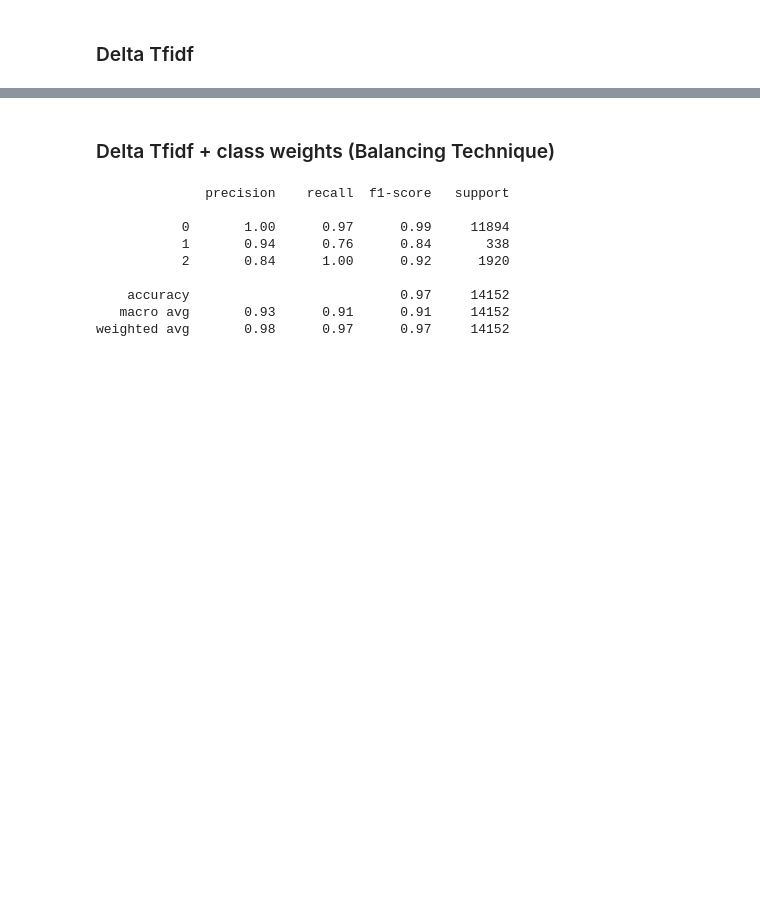
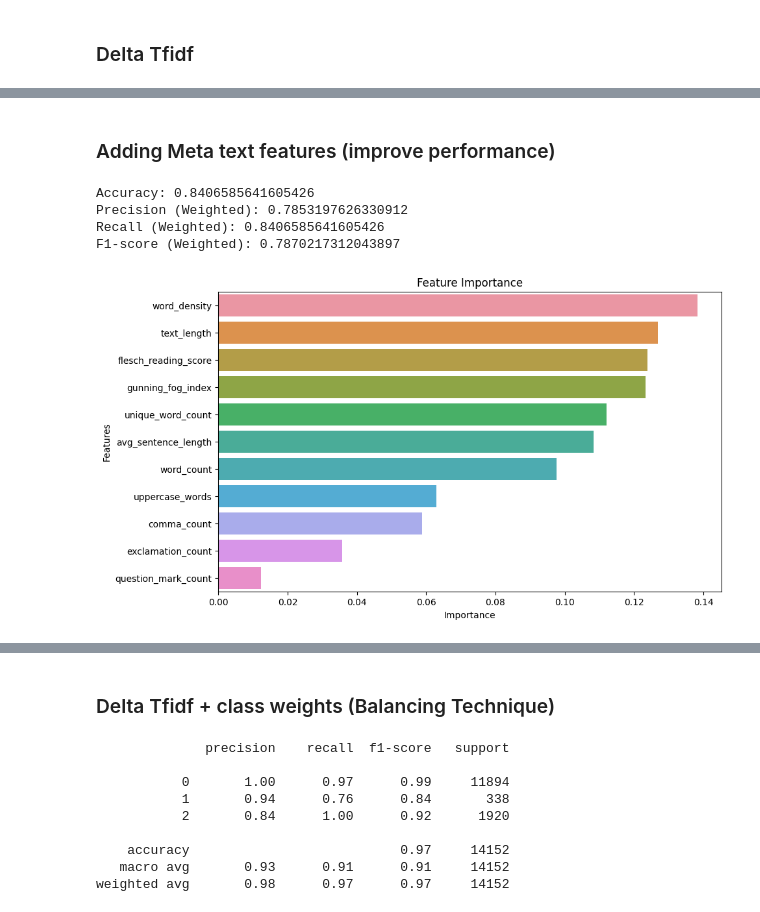
Before and after one commit to gangula-karthik/Altitude-Analytics, a Jupyter notebook: Modelling.ipynb, the cells around one changed output, grey strips where cells are left out. Saved outputs shown, nothing was run; the diff lists cells and outputs as text; code cells hidden in the pictures; blank space fills up the shorter version.

Commit message:
add: finished hyperparam tuning + meta features

```diff
--- a/Modelling.ipynb
+++ b/Modelling.ipynb
@@ -265,3 +292,48 @@ print(classification_report(y_test, y_pred))
     accuracy                           0.96     14152
    macro avg       0.98      0.67      0.71     14152
 weighted avg       0.96      0.96      0.95     14152
+# %% [markdown]
+### Adding Meta text features (improve performance)
+# %%
+X = df[['text_length', 'word_count', 'unique_word_count', 'word_density', 'uppercase_words', 'comma_count', 'exclamation_count', 'question_mark_count', 'avg_sentence_length', 'flesch_reading_score', 'gunning_fog_index']]
+y = df['NPS_category']
+
+# Split the data into training and testing sets
+X_train, X_test, y_train, y_test = train_test_split(X, y, test_size=0.25, random_state=42)
+
+# Train a Random Forest classifier
+rf_classifier = RandomForestClassifier(class_weight='balanced', n_estimators=100, random_state=42)
+rf_classifier.fit(X_train, y_train)
+
+# Evaluate the model's performance
+y_pred = rf_classifier.predict(X_test)
+accuracy = accuracy_score(y_test, y_pred)
+precision = precision_score(y_test, y_pred, average='weighted')
+recall = recall_score(y_test, y_pred, average='weighted')
+f1 = f1_score(y_test, y_pred, average='weighted')
+
+
+print("Accuracy:", accuracy)
+print("Precision (Weighted):", precision)
+print("Recall (Weighted):", recall)
+print("F1-score (Weighted):", f1)
+
+# Get feature importance
+feature_importance = rf_classifier.feature_importances_
+feature_importance_df = pd.DataFrame({'Features': X.columns, 'Importance': feature_importance})
+feature_importance_df = feature_importance_df.sort_values(by='Importance', ascending=False)
+
+
+# Plot the feature importance
+plt.figure(figsize=(10, 6))
+sns.barplot(data=feature_importance_df, x='Importance', y='Features', orient="h")
+plt.xlabel("Importance")
+plt.ylabel("Features")
+plt.title("Feature Importance")
+plt.show()
+# %% [output]
+Accuracy: 0.8406585641605426
+Precision (Weighted): 0.7853197626330912
+Recall (Weighted): 0.8406585641605426
+F1-score (Weighted): 0.7870217312043897
+[figure, added]
```
Also changed, not shown: parts of 26 cells of this notebook.
